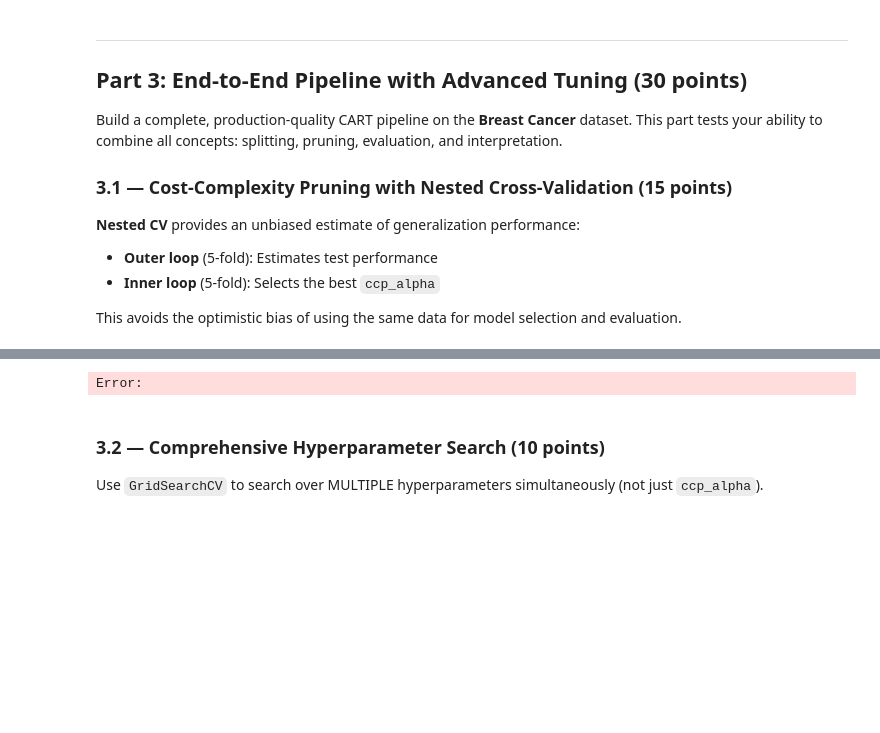
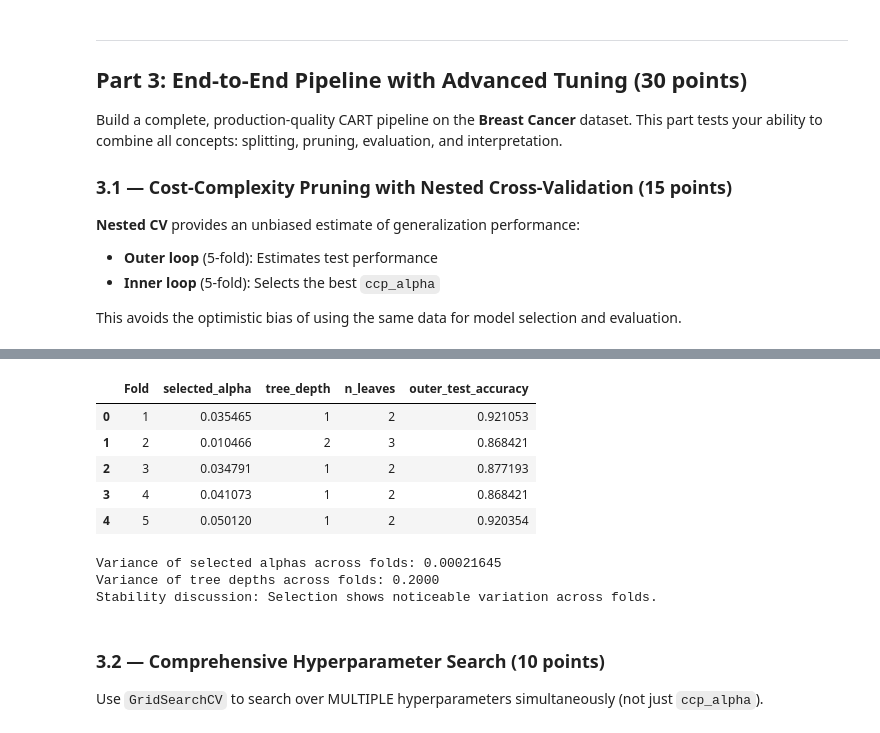
Before and after one commit to Shrxmy/25263CSDMachineLearning, a Jupyter notebook: [4] Group 8 - Module 4 - CART Lab Activity/CART_Lab_Activity.ipynb, the cells around one changed output, grey strips where cells are left out. Saved outputs shown, nothing was run; the diff lists cells and outputs as text; code cells hidden in the pictures; blank space fills up the shorter version.

```diff
--- a/[4] Group 8 - Module 4 - CART Lab Activity/CART_Lab_Activity.ipynb
+++ b/[4] Group 8 - Module 4 - CART Lab Activity/CART_Lab_Activity.ipynb
@@ -641,20 +725,43 @@ Error:
 # %%
 # TODO 3.1b — Analyze the selected alphas across folds (5 points)
 # For each outer fold, record:
 #   - The selected alpha
 #   - The resulting tree depth
 #   - The resulting number of leaves
 #   - The outer fold test accuracy
 #
 # Present as a DataFrame. Also compute:
 #   - The variance in selected alphas across folds
 #   - The variance in tree depths across folds
 #
 # Discussion: Is the model selection stable across folds?
 
-pass
+if 'fold_info' not in globals() or len(fold_info) == 0:
+    raise ValueError('Run 3.1a first so fold_info is available.')
+
+fold_df = pd.DataFrame(fold_info)
+display(fold_df)
+
+alpha_variance = fold_df['selected_alpha'].var(ddof=1)
+depth_variance = fold_df['tree_depth'].var(ddof=1)
+
+print(f'Variance of selected alphas across folds: {alpha_variance:.8f}')
+print(f'Variance of tree depths across folds: {depth_variance:.4f}')
+
+if alpha_variance < 1e-5 and depth_variance <= 1:
+    print('Stability discussion: Selection appears relatively stable across folds.')
+else:
+    print('Stability discussion: Selection shows noticeable variation across folds.')
 # %% [output]
+|  | Fold | selected_alpha | tree_depth | n_leaves | outer_test_accuracy |
+| 0 | 1 | 0.035465 | 1 | 2 | 0.921053 |
+| 1 | 2 | 0.010466 | 2 | 3 | 0.868421 |
+| 2 | 3 | 0.034791 | 1 | 2 | 0.877193 |
+| 3 | 4 | 0.041073 | 1 | 2 | 0.868421 |
+| 4 | 5 | 0.050120 | 1 | 2 | 0.920354 |
-Error:
+Variance of selected alphas across folds: 0.00021645
+Variance of tree depths across folds: 0.2000
+Stability discussion: Selection shows noticeable variation across folds.
 # %% [markdown]
 ### 3.2 — Comprehensive Hyperparameter Search (10 points)
 
```
Also changed, not shown: parts of 10 cells of this notebook.
